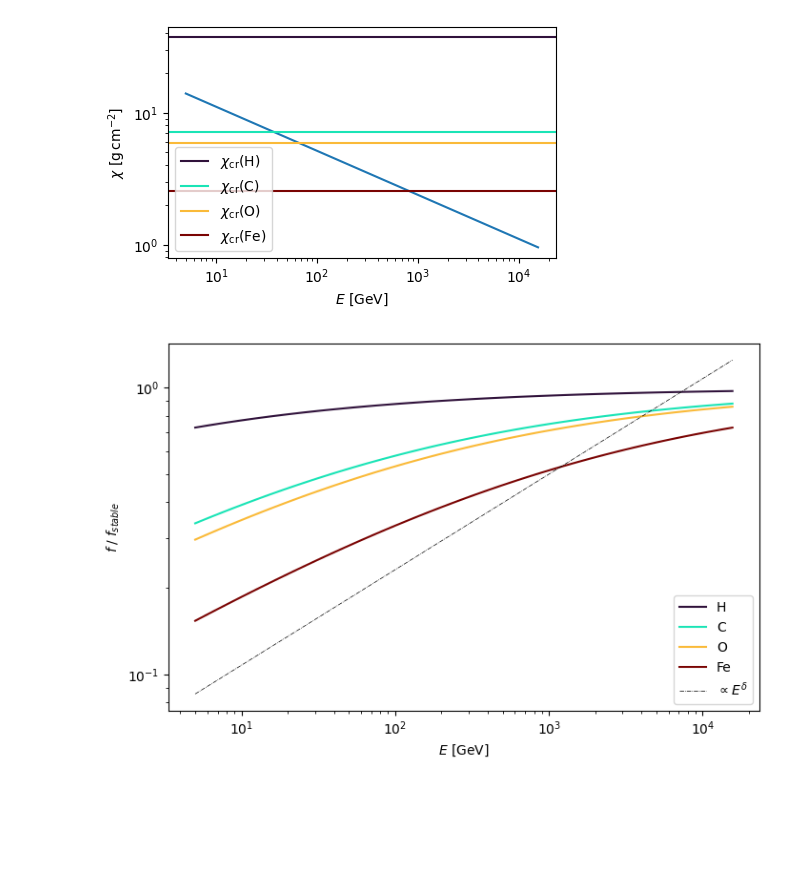
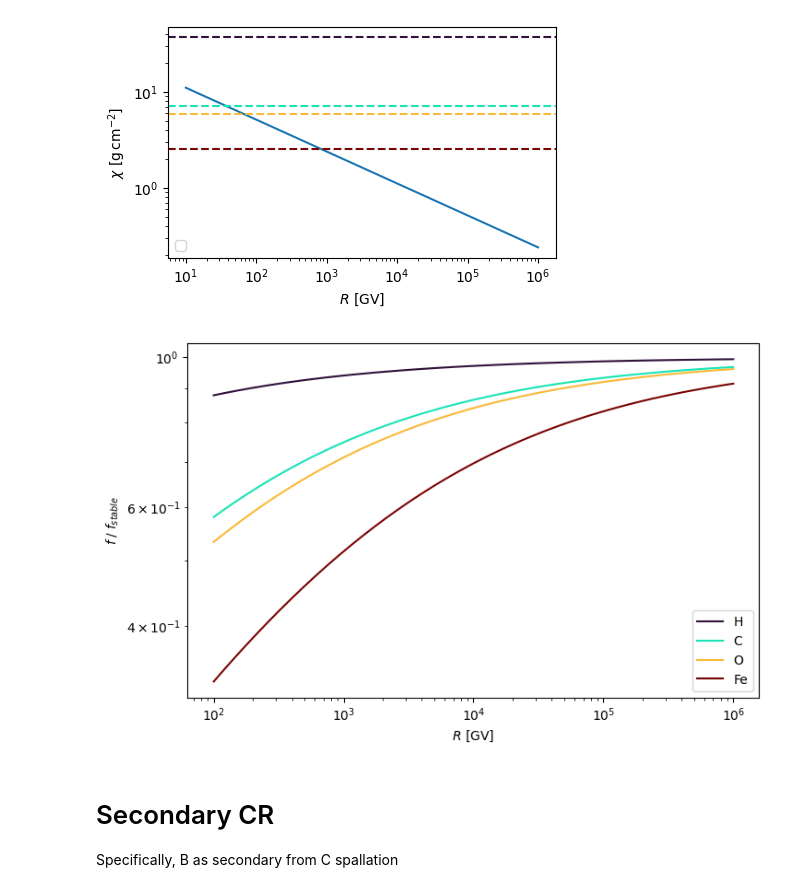
Before and after one commit to nj-vs-vh/gssi-he-th, a Jupyter notebook: Primary and Secondary CRs.ipynb, the cells around one changed output. Saved outputs shown, nothing was run; the diff lists cells and outputs as text; code cells hidden in the pictures; blank space fills up the shorter version.

```diff
--- a/Primary and Secondary CRs.ipynb
+++ b/Primary and Secondary CRs.ipynb
@@ -28,14 +34,14 @@ Q = lambda E: Q0 * (E / E0) ** (-gamma)
 # galactic environment
 D0 = 1e28 * u.cm**2 / u.s
 delta = 1 / 3
-D = lambda E: D0 * (E.to(u.GeV).value) ** delta
+D = lambda R: D0 * (R.to(GV).value) ** delta
 
 H = 5 * u.kpc
 h = 100 * u.pc
 n_d = 1 * u.cm**(-3)
 n_avg = n_d * h / H
 
-chi = lambda E: (const.m_p * n_avg * const.c * (H**2) / D(E)).to(u.g / u.cm**2)
+chi = lambda R: (const.m_p * n_avg * const.c * (H**2) / D(R)).to(u.g / u.cm**2)
 # %%
 # particle physics
 sigma_p = 45 * u.mbarn
@@ -43,52 +49,59 @@ sigma = lambda A: sigma_p * A ** (2 / 3)
 
 chi_crit = lambda A: const.m_p / sigma(A)
 # %%
-nuclei = ((1, "H"), (12, "C"), (16, "O"), (56, "Fe"))
+nuclei = ((1, 1, "H"), (12, 6, "C"), (16, 8, "O"), (56, 26, "Fe"))
 cmap = matplotlib.colormaps["turbo"]
 # %%
 fig, ax = plt.subplots(figsize=(5, 3))
 
-E_grid = np.logspace(log10E0, 6 * log10E0, 100) * u.GeV
-ax.loglog(E_grid, chi(E_grid))
+R_grid = np.logspace(1, 6, 100) * GV
+ax.loglog(R_grid, chi(R_grid))
 
-for idx, (A, nucl) in enumerate(nuclei):
-    ax.axhline(
-        chi_crit(A),
-        label=f"$ \\chi_{{\\mathrm{{cr}}}}(\\mathrm{{{nucl}}}) $",
-        color=cmap(idx / (len(nuclei) - 1)),
-    )
+for idx, (A, Z, nucl) in enumerate(nuclei):
+    color = cmap(idx / (len(nuclei) - 1))
+    ax.axhline(chi_crit(A), color=color, linestyle="--")
 
-label_axes(ax, "E", "\\chi")
+label_axes(ax, "R", "\\chi")
 ax.legend()
 plt.show()
 # %% [output]
-[figure, old version]
+[figure, new version]
+# %%
+def E(R: u.Quantity[GV], Z: int) -> u.Quantity[u.GeV]:
+    return (Z * const.e.gauss * const.c * R_grid).to(u.GeV)
+
+
+def f_primary(R_grid: u.Quantity[GV], A: int, Z: int) -> u.Quantity[F_UNIT]:
+    E_grid = E(R_grid, Z)
+    # print(E_grid)
+    return (Q(E_grid) / ((2 * D(R_grid) / H) * (1 + chi(R_grid) / chi_crit(A)))).to(
+        F_UNIT
+    )
+
+
+def f_stable(R_grid: u.Quantity[GV], Z: int) -> u.Quantity[F_UNIT]:
+    E_grid = E(R_grid, Z)
+    return (Q(E_grid) / ((2 * D(R_grid) / H))).to(F_UNIT)
 # %%
 fig, ax = plt.subplots(figsize=(8, 5))
 
-E_grid = np.logspace(log10E0, 6 * log10E0, 100) * u.GeV
+R_grid = np.logspace(2, 6, 100) * GV
 
-for idx, (A, nucl) in enumerate(nuclei):
-    f = (Q(E_grid) / ((2 * D(E_grid) / H) * (1 + chi(E_grid) / chi_crit(A)))).to(F_UNIT)
-    f0 = (Q(E_grid) / ((2 * D(E_grid) / H))).to(F_UNIT)
+for idx, (A, Z, nucl) in enumerate(nuclei):
     ax.loglog(
-        E_grid,
-        f / f0,
+        R_grid,
+        f_primary(R_grid, A, Z) / f_stable(R_grid, Z),
         label=nucl,
         color=cmap(idx / (len(nuclei) - 1)),
     )
 
-ax.plot(
-    E_grid,
-    5e-2 * (E_grid**delta).value,
-    color="k",
-    linestyle="-.",
-    linewidth=0.5,
-    label="$ \\propto E^\\delta $",
-)
 cmap = matplotlib.colormaps["turbo"]
-label_axes(ax, "E", "f \\; / \\; f_{stable}")
+label_axes(ax, "R", "f \\; / \\; f_{stable}")
 ax.legend()
 plt.show()
 # %% [output]
-[figure, old version]
+[figure, new version]
+# %% [markdown]
+# Secondary CR
+
+Specifically, B as secondary from C spallation
```
Also changed, not shown: parts of 5 cells of this notebook.
